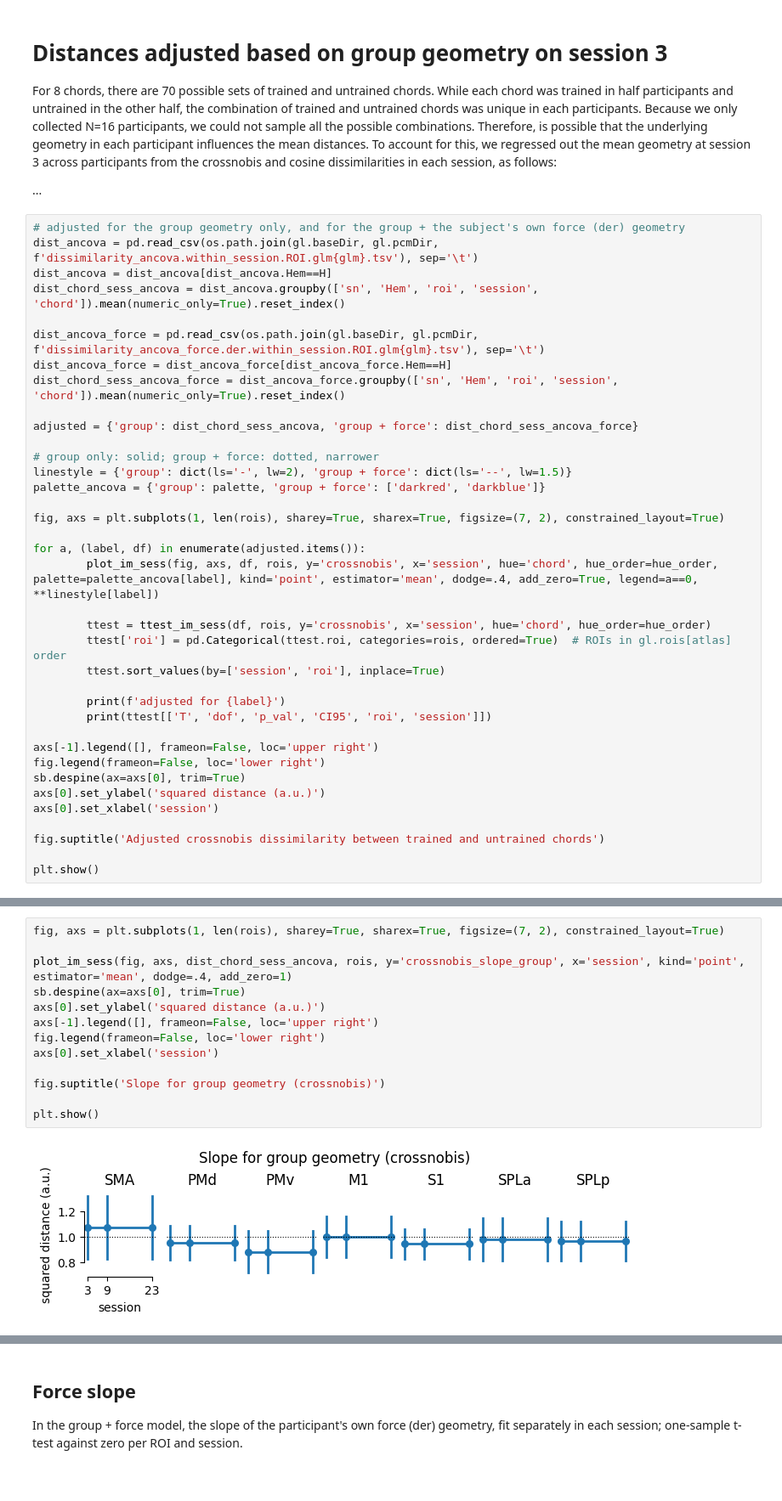
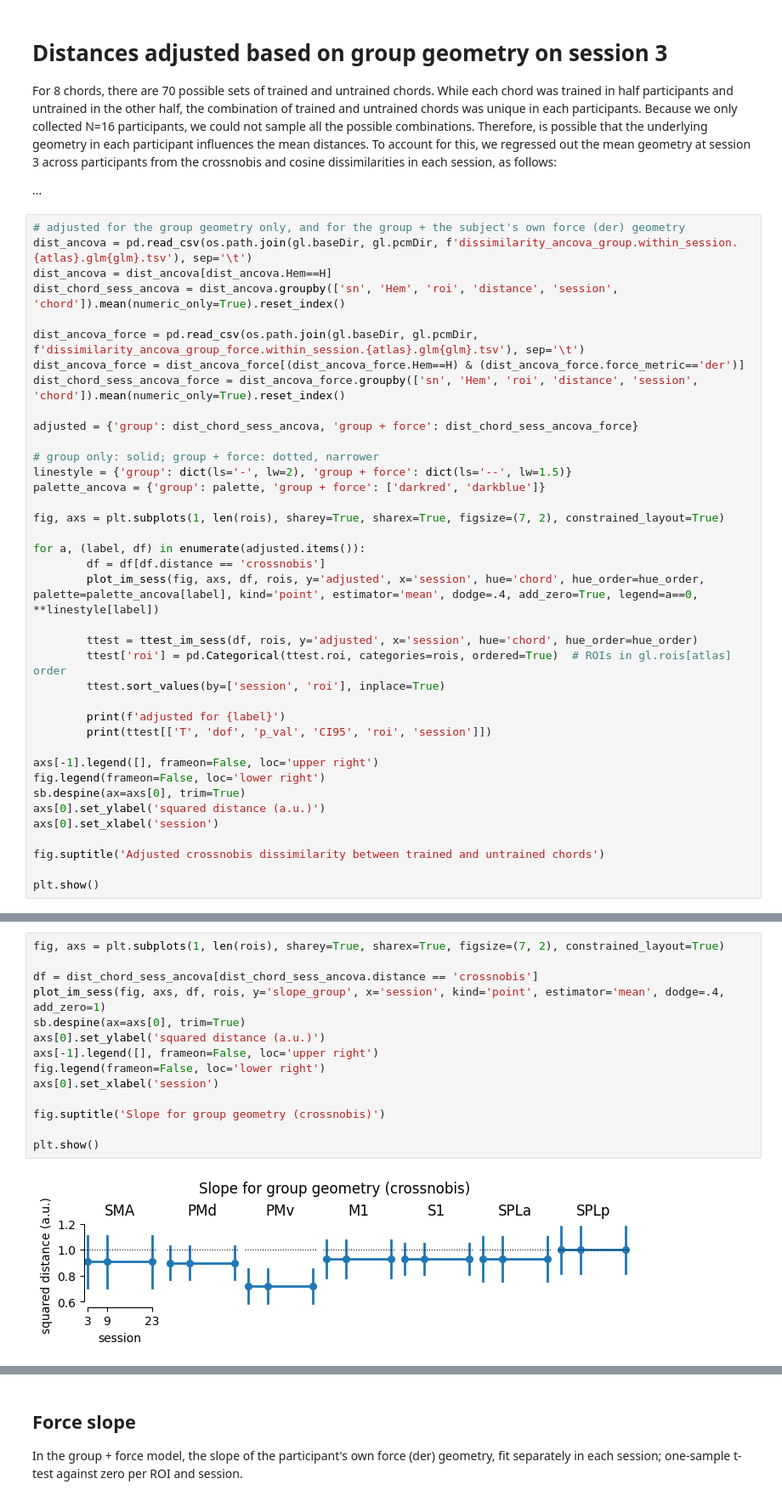
Before and after one commit to mnlmrc/EFC_learningfMRI, a Jupyter notebook: notebooks/ancova.ipynb, the cells around one changed output, grey strips where cells are left out. Shown at 85% size. Saved outputs shown, nothing was run; the diff lists cells and outputs as text.

```diff
--- a/notebooks/ancova.ipynb
+++ b/notebooks/ancova.ipynb
@@ -109,13 +109,13 @@ For 8 chords, there are 70 possible sets of trained and untrained chords. While
 ...
 # %%
 # adjusted for the group geometry only, and for the group + the subject's own force (der) geometry
-dist_ancova = pd.read_csv(os.path.join(gl.baseDir, gl.pcmDir, f'dissimilarity_ancova.within_session.ROI.glm{glm}.tsv'), sep='\t')
+dist_ancova = pd.read_csv(os.path.join(gl.baseDir, gl.pcmDir, f'dissimilarity_ancova_group.within_session.{atlas}.glm{glm}.tsv'), sep='\t')
 dist_ancova = dist_ancova[dist_ancova.Hem==H]
-dist_chord_sess_ancova = dist_ancova.groupby(['sn', 'Hem', 'roi', 'session', 'chord']).mean(numeric_only=True).reset_index()
+dist_chord_sess_ancova = dist_ancova.groupby(['sn', 'Hem', 'roi', 'distance', 'session', 'chord']).mean(numeric_only=True).reset_index()
 
-dist_ancova_force = pd.read_csv(os.path.join(gl.baseDir, gl.pcmDir, f'dissimilarity_ancova_force.der.within_session.ROI.glm{glm}.tsv'), sep='\t')
-dist_ancova_force = dist_ancova_force[dist_ancova_force.Hem==H]
-dist_chord_sess_ancova_force = dist_ancova_force.groupby(['sn', 'Hem', 'roi', 'session', 'chord']).mean(numeric_only=True).reset_index()
+dist_ancova_force = pd.read_csv(os.path.join(gl.baseDir, gl.pcmDir, f'dissimilarity_ancova_group_force.within_session.{atlas}.glm{glm}.tsv'), sep='\t')
+dist_ancova_force = dist_ancova_force[(dist_ancova_force.Hem==H) & (dist_ancova_force.force_metric=='der')]
+dist_chord_sess_ancova_force = dist_ancova_force.groupby(['sn', 'Hem', 'roi', 'distance', 'session', 'chord']).mean(numeric_only=True).reset_index()
 
 adjusted = {'group': dist_chord_sess_ancova, 'group + force': dist_chord_sess_ancova_force}
 
@@ -126,9 +126,10 @@ palette_ancova = {'group': palette, 'group + force': ['darkred', 'darkblue']}
 fig, axs = plt.subplots(1, len(rois), sharey=True, sharex=True, figsize=(7, 2), constrained_layout=True)
 
 for a, (label, df) in enumerate(adjusted.items()):
-        plot_im_sess(fig, axs, df, rois, y='crossnobis', x='session', hue='chord', hue_order=hue_order, palette=palette_ancova[label], kind='point', estimator='mean', dodge=.4, add_zero=True, legend=a==0, **linestyle[label])
+        df = df[df.distance == 'crossnobis']
+        plot_im_sess(fig, axs, df, rois, y='adjusted', x='session', hue='chord', hue_order=hue_order, palette=palette_ancova[label], kind='point', estimator='mean', dodge=.4, add_zero=True, legend=a==0, **linestyle[label])
 
-        ttest = ttest_im_sess(df, rois, y='crossnobis', x='session', hue='chord', hue_order=hue_order)
+        ttest = ttest_im_sess(df, rois, y='adjusted', x='session', hue='chord', hue_order=hue_order)
         ttest['roi'] = pd.Categorical(ttest.roi, categories=rois, ordered=True)  # ROIs in gl.rois[atlas] order
         ttest.sort_values(by=['session', 'roi'], inplace=True)
 
@@ -254,18 +272,19 @@ adjusted for group
 # %%
 fig, axs = plt.subplots(1, len(rois), sharey=True, sharex=True, figsize=(7, 2), constrained_layout=True)
 
-plot_im_sess(fig, axs, dist_chord_sess_ancova, rois, y='crossnobis_slope_group', x='session', kind='point', estimator='mean', dodge=.4, add_zero=1)
+df = dist_chord_sess_ancova[dist_chord_sess_ancova.distance == 'crossnobis']
+plot_im_sess(fig, axs, df, rois, y='slope_group', x='session', kind='point', estimator='mean', dodge=.4, add_zero=1)
 sb.despine(ax=axs[0], trim=True)
 axs[0].set_ylabel('squared distance (a.u.)')
 axs[-1].legend([], frameon=False, loc='upper right')
 fig.legend(frameon=False, loc='lower right')
 axs[0].set_xlabel('session')
 
 fig.suptitle('Slope for group geometry (crossnobis)')
 
 plt.show()
 # %% [output]
-[figure, old version]
+[figure, new version]
 # %%
 fig, axs = plt.subplots(1, len(rois), sharey=True, sharex=True, figsize=(7, 2), constrained_layout=True)
 
```
Also changed, not shown: parts of 6 cells of this notebook, 11 other files.
